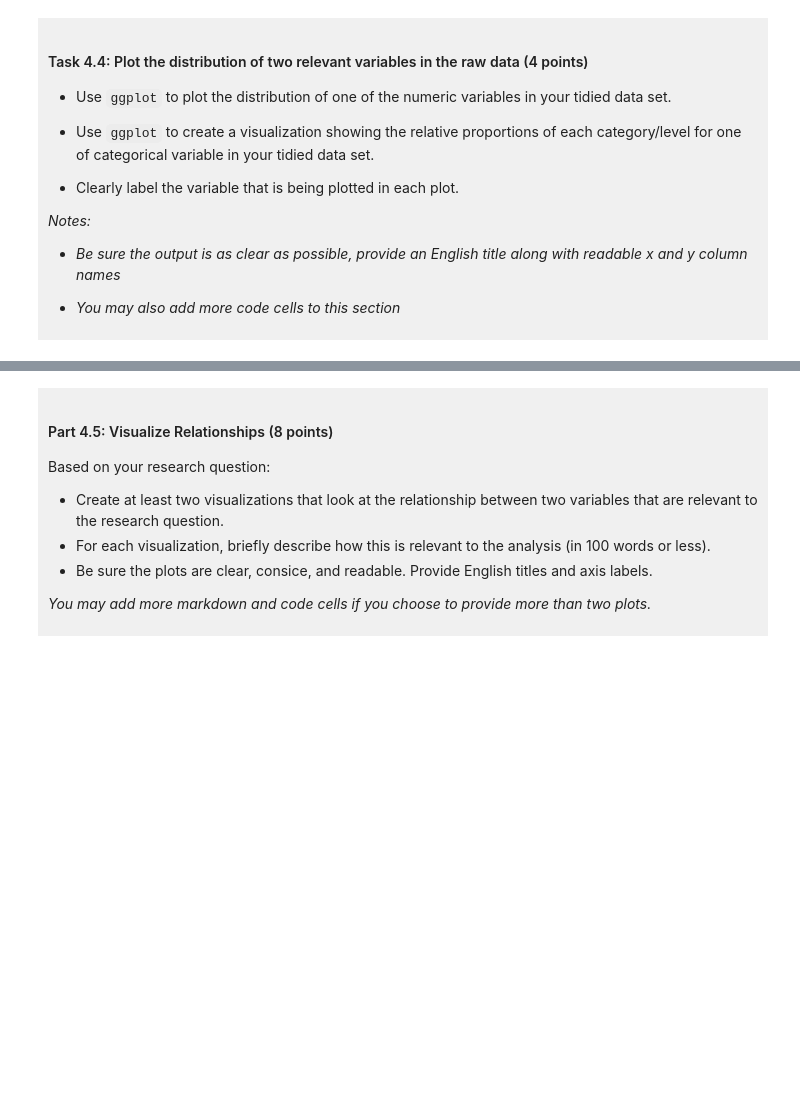
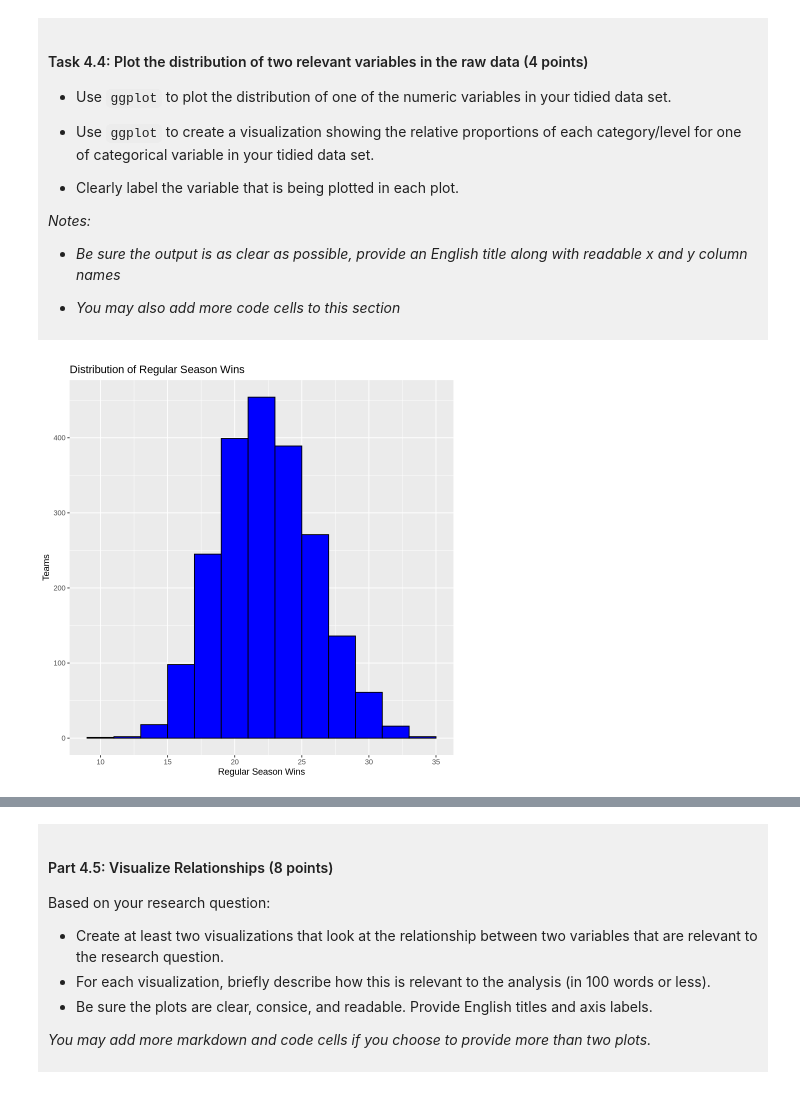
Before and after one commit to alessap5/DSCI100Project-AlessaPanigutti, a Jupyter notebook: dsci-100-project-notebook.ipynb, the cells around one changed output, grey strips where cells are left out. Drawn from its saved outputs; the diff is of its cells as text; code cells hidden in the pictures; blank space fills up the shorter version.

Commit message:
Checkpointt 3
Visualizations created and analysis planned.

```diff
--- a/dsci-100-project-notebook.ipynb
+++ b/dsci-100-project-notebook.ipynb
@@ -281,5 +321,11 @@ You will refine your research question (if needed) and produce a tidy data set.
 
 </div>
 # %%
-### EDIT THIS CODE CELL FOR PLOT 1 ###
+ggplot(march_madness_tidy, aes(x=reg_wins)) +
+geom_histogram(binwidth = 2, fill = "blue", color = "black") +
+labs(title = "Distribution of Regular Season Wins",
+     x = "Regular Season Wins",
+     y = "Teams")
+# %% [output]
+[figure, added]
 # %%
```
Also changed, not shown: parts of 10 cells of this notebook.
